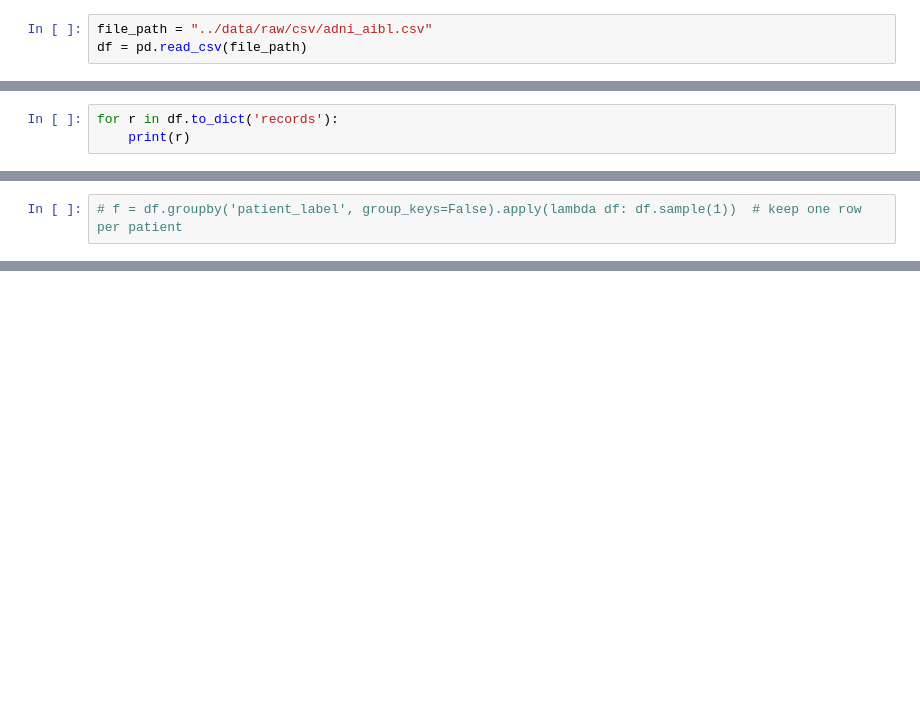
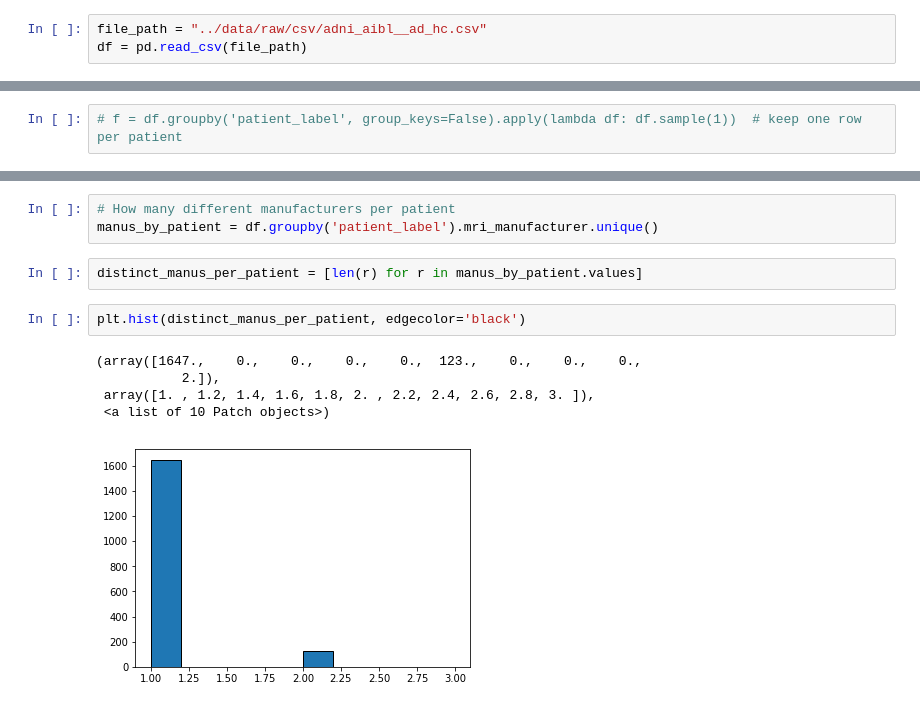
Before and after one commit to vwegmayr/brain-aging, a Jupyter notebook: notebooks/adni_aibl_stats.ipynb, the cells around one changed output, grey strips where cells are left out. Cells and saved outputs as stored; diff of their text form; blank space fills up the shorter version.

```diff
--- a/notebooks/adni_aibl_stats.ipynb
+++ b/notebooks/adni_aibl_stats.ipynb
@@ -12,3 +13,3 @@ import numpy as np
 # %%
-file_path = "../data/raw/csv/adni_aibl.csv"
+file_path = "../data/raw/csv/adni_aibl__ad_hc.csv"
 df = pd.read_csv(file_path)
@@ -102,6 +82,3 @@ len(patient_labels)
 1843
 # %% [markdown]
 # Diagnosis changes for patients
-# %%
-for r in df.to_dict('records'):
-    print(r)
@@ -395,0 +329,13 @@ df.groupby('patient_label', group_keys=False).apply(lambda df: df.sample(1)).sha
+# %%
+# How many different manufacturers per patient
+manus_by_patient = df.groupby('patient_label').mri_manufacturer.unique()
+# %%
+distinct_manus_per_patient = [len(r) for r in manus_by_patient.values]
+# %%
+plt.hist(distinct_manus_per_patient, edgecolor='black')
+# %% [output]
+(array([1647.,    0.,    0.,    0.,    0.,  123.,    0.,    0.,    0.,
+           2.]),
+ array([1. , 1.2, 1.4, 1.6, 1.8, 2. , 2.2, 2.4, 2.6, 2.8, 3. ]),
+ <a list of 10 Patch objects>)
+[figure, added]
```
Also changed, not shown: parts of 22 cells of this notebook.
